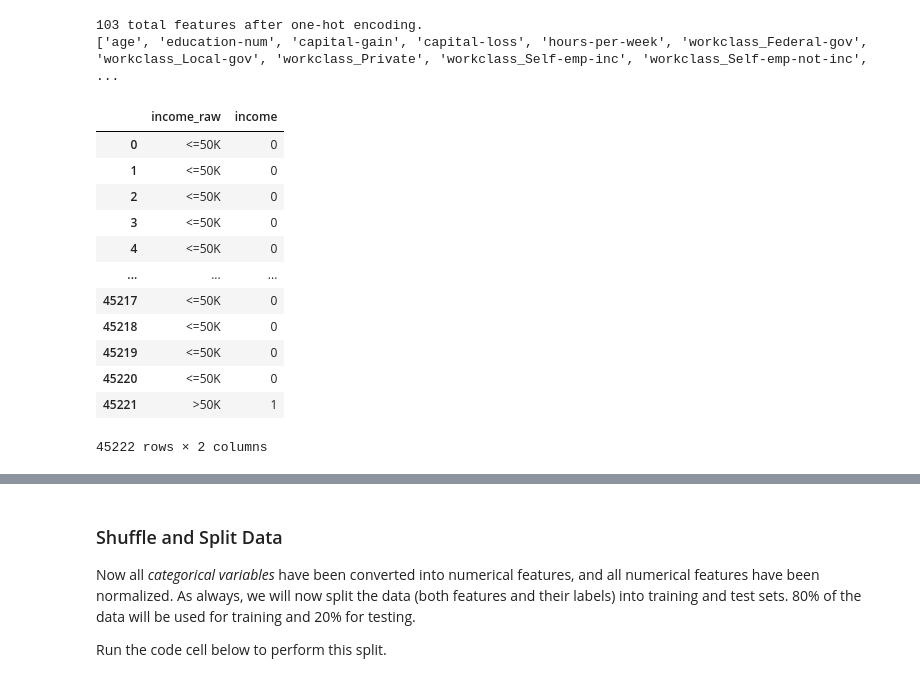
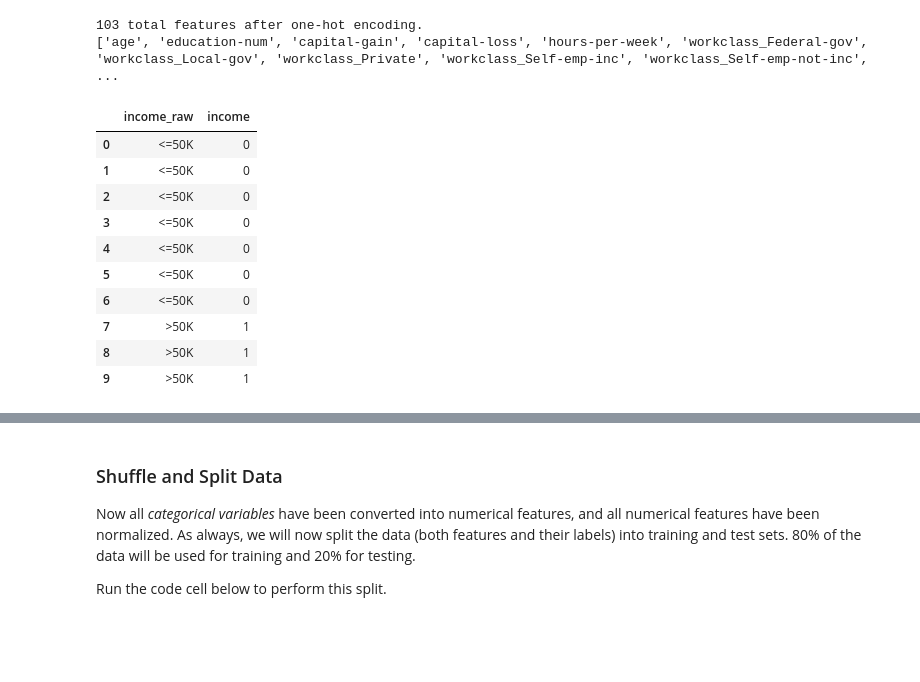
Before and after one commit to alf808/charity-case, a Jupyter notebook: finding_donors.ipynb, the cells around one changed output, grey strips where cells are left out. Cells and saved outputs as stored; diff of their text form; code cells hidden in the pictures; blank space fills up the shorter version.

```diff
--- a/finding_donors.ipynb
+++ b/finding_donors.ipynb
@@ -77,5 +77,6 @@ data.isnull().any().sum()
 # %% [output]
 0
 # %%
-data['inc'] = data.income.apply(lambda x: 1 if x==">50K" else 0)
+data_temp = data.copy()
+data_temp['income'] = data_temp.income.apply(lambda x: 1 if x==">50K" else 0)
 # %%
@@ -262,19 +283,16 @@ print(encoded)
 ['age', 'education-num', 'capital-gain', 'capital-loss', 'hours-per-week', 'workclass_Federal-gov', 'workclass_Local-gov', 'workclass_Private', 'workclass_Self-emp-inc', 'workclass_Self-emp-not-inc',  ...
 # %%
 temp = pd.DataFrame(data=zip(income_raw, income), columns=['income_raw', 'income'])
-display(temp)
-temp.to_csv('income_temp.csv', index=False)
+display(temp.head(10))
 # %% [output]
 |  | income_raw | income |
 | 0 | <=50K | 0 |
 | 1 | <=50K | 0 |
 | 2 | <=50K | 0 |
 | 3 | <=50K | 0 |
 | 4 | <=50K | 0 |
-| ... | ... | ... |
-| 45217 | <=50K | 0 |
-| 45218 | <=50K | 0 |
-| 45219 | <=50K | 0 |
-| 45220 | <=50K | 0 |
-| 45221 | >50K | 1 |
+| 5 | <=50K | 0 |
+| 6 | <=50K | 0 |
+| 7 | >50K | 1 |
+| 8 | >50K | 1 |
+| 9 | >50K | 1 |
-45222 rows × 2 columns
```
Also changed, not shown: parts of 13 cells of this notebook, 1 other file.
